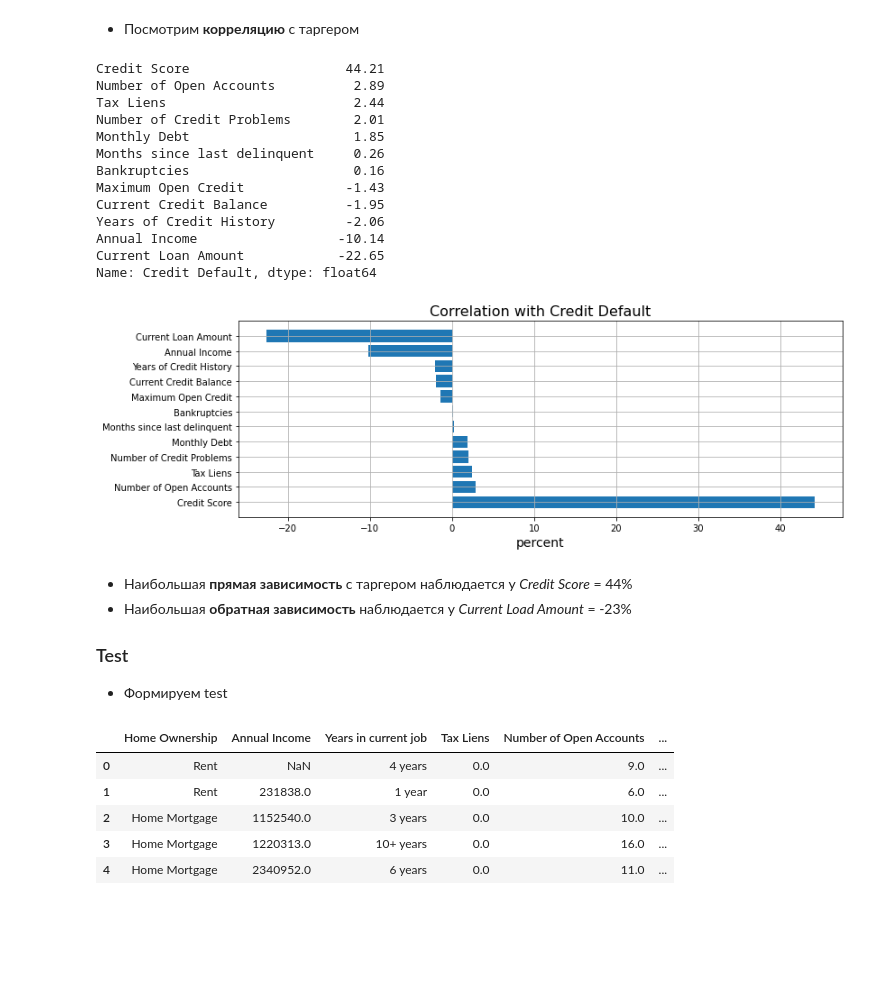
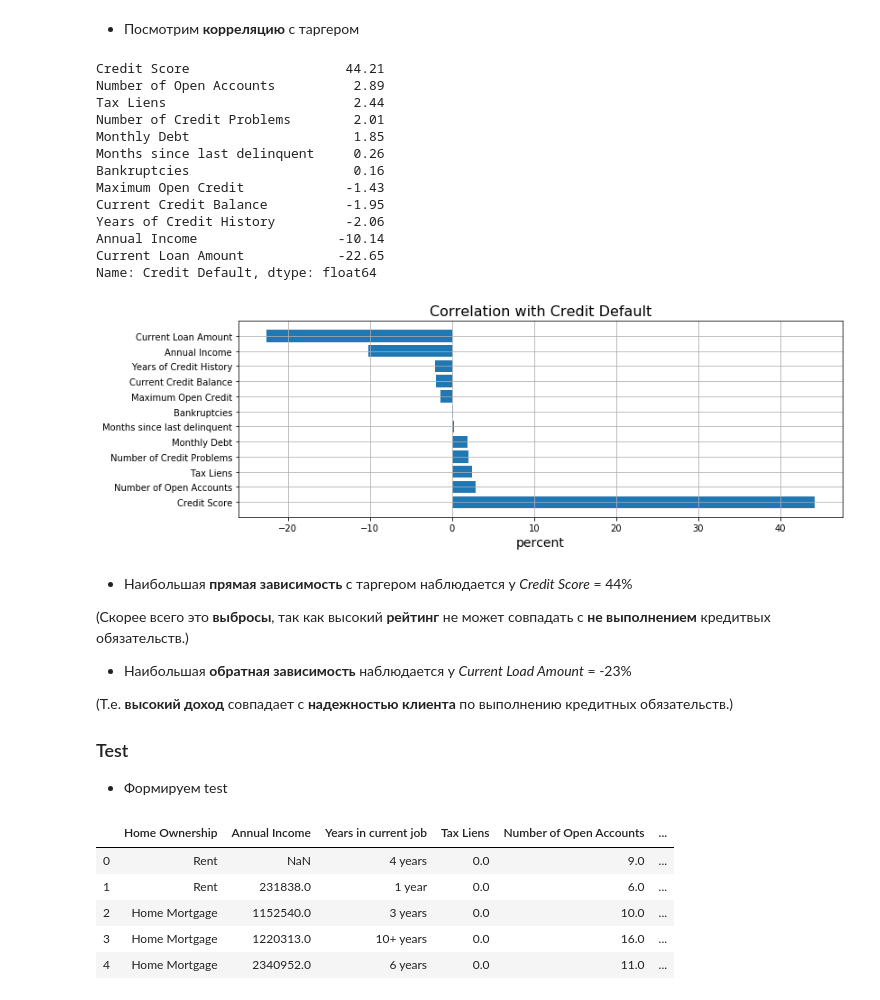
Before and after one commit to Yegor9151/-Python-Libraries-for-Data-Science-Continued, a Jupyter notebook: course_project/SorokinEL_course_project.ipynb, the cells around one changed output. Cells and saved outputs as stored; diff of their text form; code cells hidden in the pictures; blank space fills up the shorter version.

```diff
--- a/course_project/SorokinEL_course_project.ipynb
+++ b/course_project/SorokinEL_course_project.ipynb
@@ -123,55 +191,31 @@ Xy_train.describe()
 | max | 1.014934e+07 | 7.000000 | 43.000000 | 57.700000 | 1.304726e+09 | ... |
 # %% [markdown]
 - Посмотрим __корреляцию__ с таргером
-# %%
-def correlation(
-    df: pd.DataFrame,
-    target: str,
-    to_sort: str = None,
-    to_drop: str = None
-) -> [print, plt.plot]:
-
-    """calculates correlation whith target and plots graph"""
-
-    corr_table = df.corr()
-
-    result = corr_table.drop([to_drop], axis=0) if to_drop != None else corr_table
-    sort_values = result.sort_values(to_sort, ascending=False)*100 if to_sort != None else result
-
-    coef = round(sort_values[target], 2)
-
-    print(coef)
-
-    plt.figure(figsize=(12,4))
-
-    plt.barh(coef.index, coef.values)
-
-    plt.title(f'Correlation with {target}', fontsize=16)
-    plt.xlabel('percent', fontsize=14)
-
-    plt.grid()
-# %%
-feauter = 'Credit Default'
-
-correlation(df=Xy_train, target=feauter, to_drop=feauter, to_sort=feauter)
-# %% [output]
-Credit Score                    44.21
-Number of Open Accounts          2.89
-Tax Liens                        2.44
-Number of Credit Problems        2.01
-Monthly Debt                     1.85
-Months since last delinquent     0.26
-Bankruptcies                     0.16
-Maximum Open Credit             -1.43
-Current Credit Balance          -1.95
-Years of Credit History         -2.06
-Annual Income                  -10.14
-Current Loan Amount            -22.65
-Name: Credit Default, dtype: float64
-[figure, removed]
+# %%
+correlation(df=Xy_train, target='Credit Default')
+# %% [output]
+Credit Score                    44.21
+Number of Open Accounts          2.89
+Tax Liens                        2.44
+Number of Credit Problems        2.01
+Monthly Debt                     1.85
+Months since last delinquent     0.26
+Bankruptcies                     0.16
+Maximum Open Credit             -1.43
+Current Credit Balance          -1.95
+Years of Credit History         -2.06
+Annual Income                  -10.14
+Current Loan Amount            -22.65
+Name: Credit Default, dtype: float64
+[figure, added]
 # %% [markdown]
-- Наибольшая __прямая зависимость__ с таргером наблюдается у _Credit Score_ = 44%
-- Наибольшая __обратная зависимость__ наблюдается у _Current Load Amount_ = -23%
+- Наибольшая __прямая зависимость__ с таргером наблюдается у _Credit Score_ = 44%<br>
+
+(Скорее всего это __выбросы__, так как высокий __рейтинг__ не может совпадать с __не выполнением__ кредитвых обязательств.)
+
+- Наибольшая __обратная зависимость__ наблюдается у _Current Load Amount_ = -23%<br>
+
+(Т.е. __высокий доход__ совпадает с __надежностью клиента__ по выполнению кредитных обязательств.)
 
 ### Test
 
```
Also changed, not shown: parts of 53 cells of this notebook.
